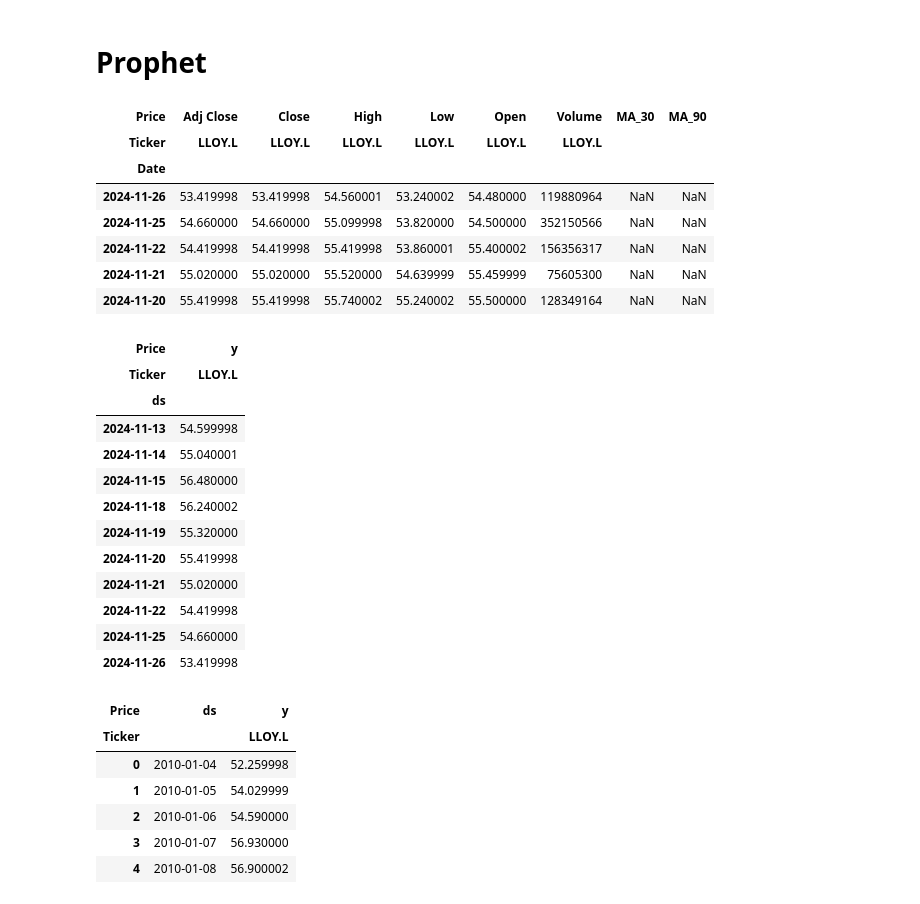
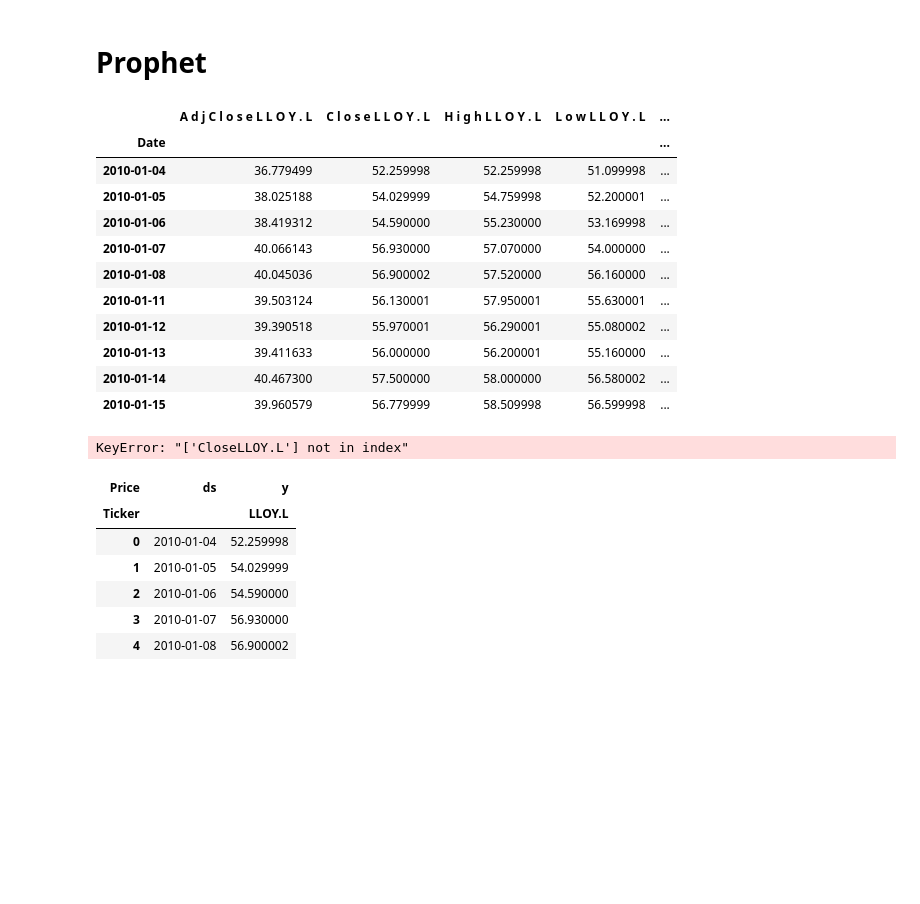
Before and after one commit to Dhavalkumar510/Final_Year_Project_UH, a Jupyter notebook: Final_Year_Project_UH.ipynb, the cells around one changed output. Saved outputs shown, nothing was run; the diff lists cells and outputs as text; code cells hidden in the pictures; blank space fills up the shorter version.

```diff
--- a/Final_Year_Project_UH.ipynb
+++ b/Final_Year_Project_UH.ipynb
@@ -56,10 +62,12 @@ yf_data = yf.download(ticker, start='2010-01-01', end=datetime.today().strftime(
 # Convert the index to dd-mm-yyyy format
 yf_data.index = yf_data.index.strftime('%d-%m-%Y')
 
-# Reverse the DataFrame (last row becomes first)
-data = yf_data.iloc[::-1]
+data = yf_data
 
 # Display the DataFrame
+
+print(pd.DataFrame(data.head(15)))
+
 print(pd.DataFrame(data.tail(15)))
 # %% [output]
 [*********************100%***********************]  1 of 1 completed
@@ -685,42 +689,34 @@ Forecasted Close Prices for the Next 15 Days of 2024:
 # %% [markdown]
 # Prophet
 # %%
-data.head()
+data.head(10)
 # %% [output]
-| Price | Adj Close | Close | High | Low | Open | Volume | MA_30 | MA_90 |
-| Ticker | LLOY.L | LLOY.L | LLOY.L | LLOY.L | LLOY.L | LLOY.L |  |  |
-| Date |  |  |  |  |  |  |  |  |
-| 2024-11-26 | 53.419998 | 53.419998 | 54.560001 | 53.240002 | 54.480000 | 119880964 | NaN | NaN |
-| 2024-11-25 | 54.660000 | 54.660000 | 55.099998 | 53.820000 | 54.500000 | 352150566 | NaN | NaN |
-| 2024-11-22 | 54.419998 | 54.419998 | 55.419998 | 53.860001 | 55.400002 | 156356317 | NaN | NaN |
-| 2024-11-21 | 55.020000 | 55.020000 | 55.520000 | 54.639999 | 55.459999 | 75605300 | NaN | NaN |
-| 2024-11-20 | 55.419998 | 55.419998 | 55.740002 | 55.240002 | 55.500000 | 128349164 | NaN | NaN |
+|  | A d j C l o s e L L O Y . L | C l o s e L L O Y . L | H i g h L L O Y . L | L o w L L O Y . L | ... |
+| Date |  |  |  |  | ... |
+| 2010-01-04 | 36.779499 | 52.259998 | 52.259998 | 51.099998 | ... |
+| 2010-01-05 | 38.025188 | 54.029999 | 54.759998 | 52.200001 | ... |
+| 2010-01-06 | 38.419312 | 54.590000 | 55.230000 | 53.169998 | ... |
+| 2010-01-07 | 40.066143 | 56.930000 | 57.070000 | 54.000000 | ... |
+| 2010-01-08 | 40.045036 | 56.900002 | 57.520000 | 56.160000 | ... |
+| 2010-01-11 | 39.503124 | 56.130001 | 57.950001 | 55.630001 | ... |
+| 2010-01-12 | 39.390518 | 55.970001 | 56.290001 | 55.080002 | ... |
+| 2010-01-13 | 39.411633 | 56.000000 | 56.200001 | 55.160000 | ... |
+| 2010-01-14 | 40.467300 | 57.500000 | 58.000000 | 56.580002 | ... |
+| 2010-01-15 | 39.960579 | 56.779999 | 58.509998 | 56.599998 | ... |
 # %%
 # Prepare the data for Prophet
 # Prophet requires the columns to be named 'ds' (date) and 'y' (value to forecast)
 
 data_for_prophet = data.copy()
-data_for_prophet = data_for_prophet.iloc[::-1]
-data_for_prophet = data_for_prophet.reset_index()[['Date', 'Close']].rename(columns={'Date': 'ds', 'Close': 'y'})
+data_for_prophet = data_for_prophet
+data_for_prophet = data_for_prophet.reset_index()[['Date', 'CloseLLOY.L']].rename(columns={'Date': 'ds', 'CloseLLOY.L': 'y'})
 
 data_for_prophet['ds'] = pd.to_datetime(data_for_prophet['ds'])
 data_for_prophet.set_index('ds', inplace=True)
 
 data_for_prophet.tail(10)
 # %% [output]
-| Price | y |
-| Ticker | LLOY.L |
-| ds |  |
-| 2024-11-13 | 54.599998 |
-| 2024-11-14 | 55.040001 |
-| 2024-11-15 | 56.480000 |
-| 2024-11-18 | 56.240002 |
-| 2024-11-19 | 55.320000 |
-| 2024-11-20 | 55.419998 |
-| 2024-11-21 | 55.020000 |
-| 2024-11-22 | 54.419998 |
-| 2024-11-25 | 54.660000 |
-| 2024-11-26 | 53.419998 |
+KeyError: "['CloseLLOY.L'] not in index"
 # %%
 forecast_data = data_for_prophet[['y']].copy()  # Only copy the 'y' column
 forecast_data.reset_index(inplace=True)  # Now reset the index, adding 'ds' as a column
```
Also changed, not shown: parts of 14 cells of this notebook.
